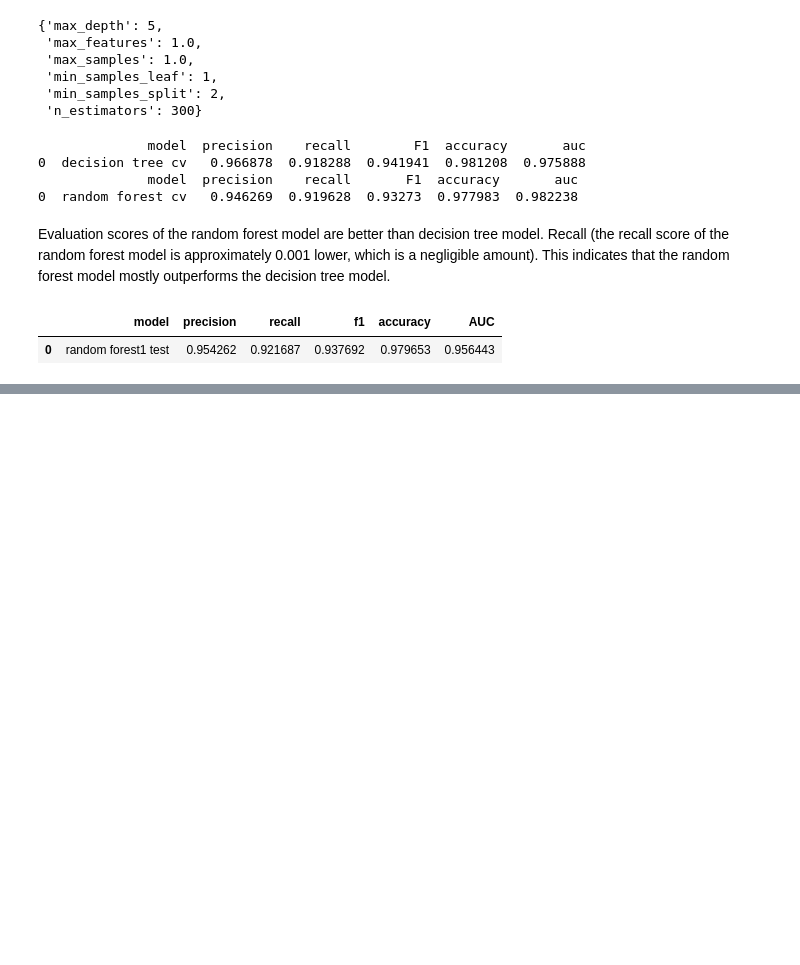
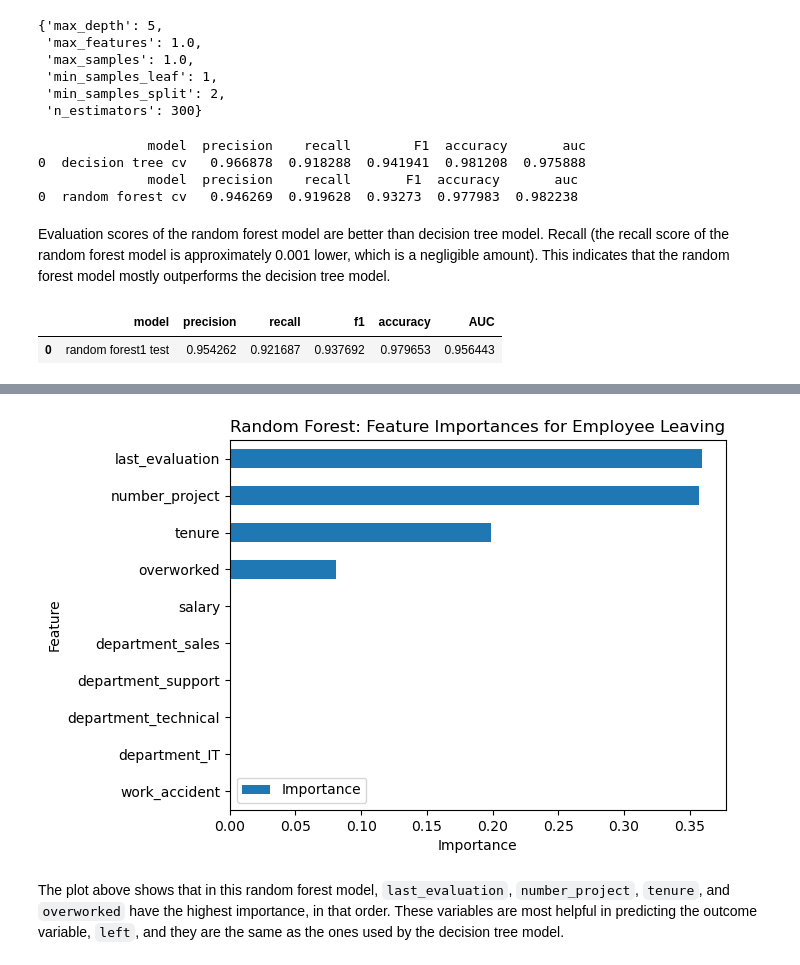
Before and after one commit to Anar-Abdullayev-23/Data-Driven-Suggestionf-for-HR, a Jupyter notebook: notebooks/Data-Driven_Suggestions_for_HR.ipynb, the cells around one changed output, grey strips where cells are left out. Drawn from its saved outputs; the diff is of its cells as text; code cells hidden in the pictures; blank space fills up the shorter version.

```diff
--- a/notebooks/Data-Driven_Suggestions_for_HR.ipynb
+++ b/notebooks/Data-Driven_Suggestions_for_HR.ipynb
@@ -661,0 +656,4 @@ rf1_test_scores
+# %%
+# we define `overworked` as working > 175 hrs/week
+data2['overworked'] = (data2['overworked'] > 175).astype(int)
+data2['overworked'].head()
@@ -661,0 +848,26 @@ rf1_test_scores
+# %%
+# Feature importances
+feat_impt = rf2.best_estimator_.feature_importances_
+
+ind = np.argpartition(rf2.best_estimator_.feature_importances_, -10)[-10:]
+feat = X.columns[ind]
+
+# Filter `feat_impt` to consist of top 10 feature importances
+feat_impt = feat_impt[ind]
+
+y_df = pd.DataFrame({"Feature":feat,"Importance":feat_impt})
+y_sort_df = y_df.sort_values("Importance")
+fig = plt.figure()
+ax1 = fig.add_subplot(111)
+
+y_sort_df.plot(kind='barh',ax=ax1,x="Feature",y="Importance")
+
+ax1.set_title("Random Forest: Feature Importances for Employee Leaving", fontsize=12)
+ax1.set_ylabel("Feature")
+ax1.set_xlabel("Importance")
+
+plt.show()
+# %% [output]
+[figure, added]
+# %% [markdown]
+The plot above shows that in this random forest model, `last_evaluation`, `number_project`, `tenure`, and `overworked` have the highest importance, in that order. These variables are most helpful in predicting the outcome variable, `left`, and they are the same as the ones used by the decision tree model.
```
Also changed, not shown: parts of 34 cells of this notebook, 2 other files.
